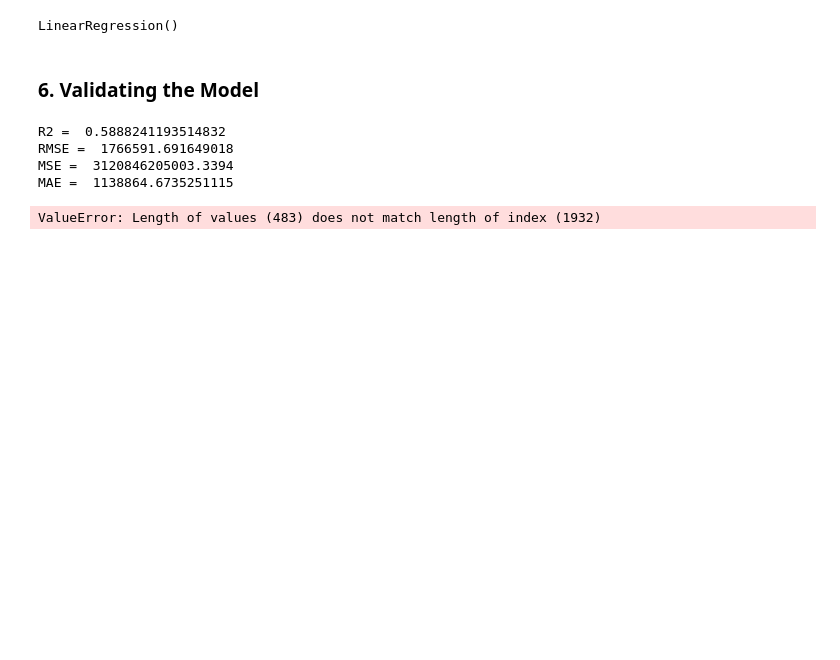
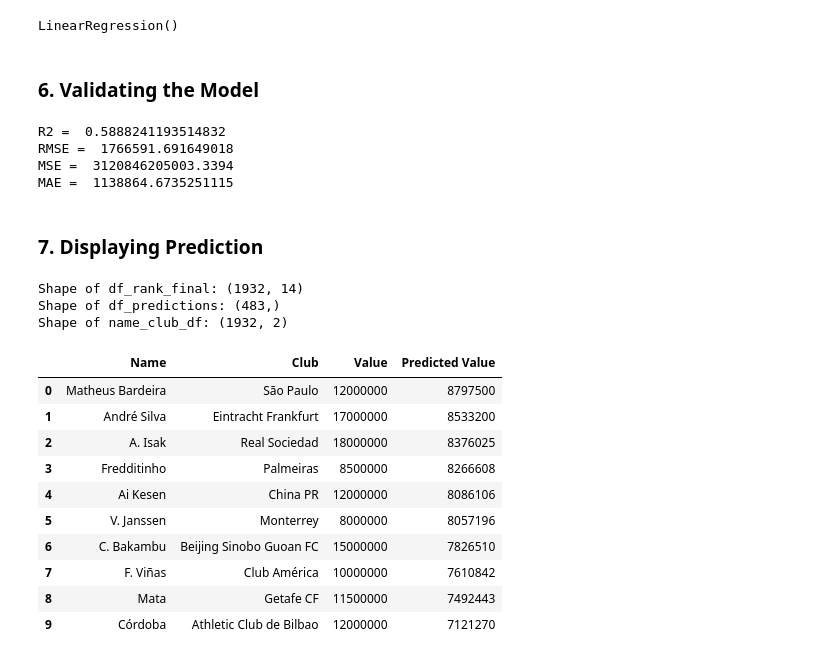
Before and after one commit to ieumann/data_mid_bootcamp_project_FIFA_MoneyBall, a Jupyter notebook: FIFA21_analysis-and-documentation.ipynb, the cells around one changed output. Saved outputs shown, nothing was run; the diff lists cells and outputs as text; code cells hidden in the pictures; blank space fills up the shorter version.

```diff
--- a/FIFA21_analysis-and-documentation.ipynb
+++ b/FIFA21_analysis-and-documentation.ipynb
@@ -413,11 +452,5 @@ R2 =  0.5888241193514832
 RMSE =  1766591.691649018
 MSE =  3120846205003.3394
 MAE =  1138864.6735251115
-# %%
-actual_value_df = df_rank_final[['Name', 'Club', 'Value']].reset_index(drop=True) # Creating a df with name & actual market value.
-actual_value_df['Predicted Value'] = predictions # Adding a new column with predicted market value.
-actual_value_df = actual_value_df.sort_values(by='Value', ascending=False).reset_index(drop=True) # Sorting the DataFrame by actual market value in descending order.
-
-print(actual_value_df[['Name', 'Club', 'Value', 'Predicted Value']].head(10)) # Showing the top 10 players with their actual and predicted market value.
-# %% [output]
-ValueError: Length of values (483) does not match length of index (1932)
+# %% [markdown]
+### 7. Displaying Prediction
@@ -423,0 +460,36 @@ ValueError: Length of values (483) does not match length of index (1932)
+# %%
+print("Shape of df_rank_final:", df_rank_final.shape)
+print("Shape of df_predictions:", predictions.shape)
+print("Shape of name_club_df:", name_club_df.shape)
+# %% [output]
+Shape of df_rank_final: (1932, 14)
+Shape of df_predictions: (483,)
+Shape of name_club_df: (1932, 2)
+# %%
+# I reset the indices to adapt the different length of the datasets.
+X_test = X_test.reset_index(drop=True)
+y_test = y_test.reset_index(drop=True)
+name_club_df_test = name_club_df.loc[test_indices].reset_index(drop=True)
+
+# I combine the data into a single df.
+current_value_df = pd.concat([name_club_df_test, X_test, y_test], axis=1)
+
+# I add the predicted value column to the df.
+current_value_df['Predicted Value'] = predictions
+
+# I display the top ten players ranked by predicted market value.
+market_value_df = current_value_df[['Name', 'Club', 'Value', 'Predicted Value']].sort_values(by='Predicted Value', ascending=False).reset_index(drop=True)
+market_value_df.style.format({'Predicted Value': '{:.0f}'})
+market_value_df.head(10)
+# %% [output]
+|  | Name | Club | Value | Predicted Value |
+| 0 | Matheus Bardeira | São Paulo | 12000000 | 8797500 |
+| 1 | André Silva | Eintracht Frankfurt | 17000000 | 8533200 |
+| 2 | A. Isak | Real Sociedad | 18000000 | 8376025 |
+| 3 | Fredditinho | Palmeiras | 8500000 | 8266608 |
+| 4 | Ai Kesen | China PR | 12000000 | 8086106 |
+| 5 | V. Janssen | Monterrey | 8000000 | 8057196 |
+| 6 | C. Bakambu | Beijing Sinobo Guoan FC | 15000000 | 7826510 |
+| 7 | F. Viñas | Club América | 10000000 | 7610842 |
+| 8 | Mata | Getafe CF | 11500000 | 7492443 |
+| 9 | Córdoba | Athletic Club de Bilbao | 12000000 | 7121270 |
```
Also changed, not shown: parts of 31 cells of this notebook, 3 other files.
